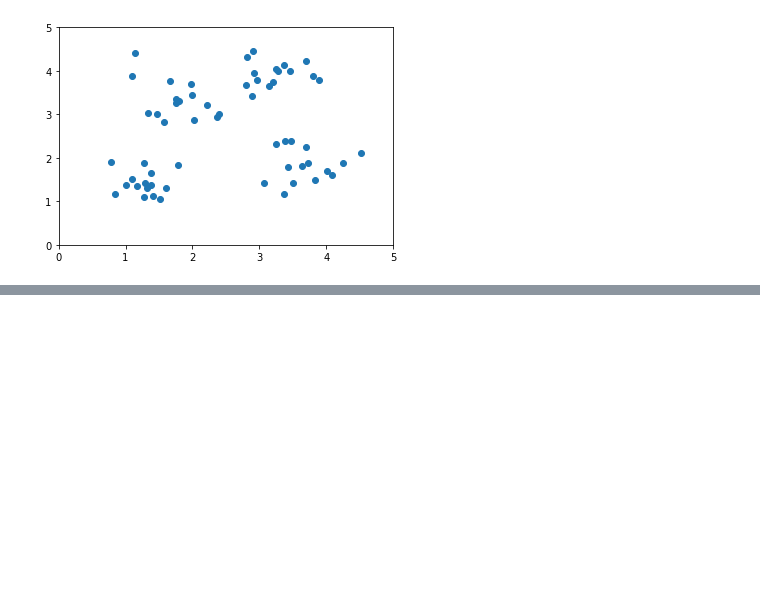
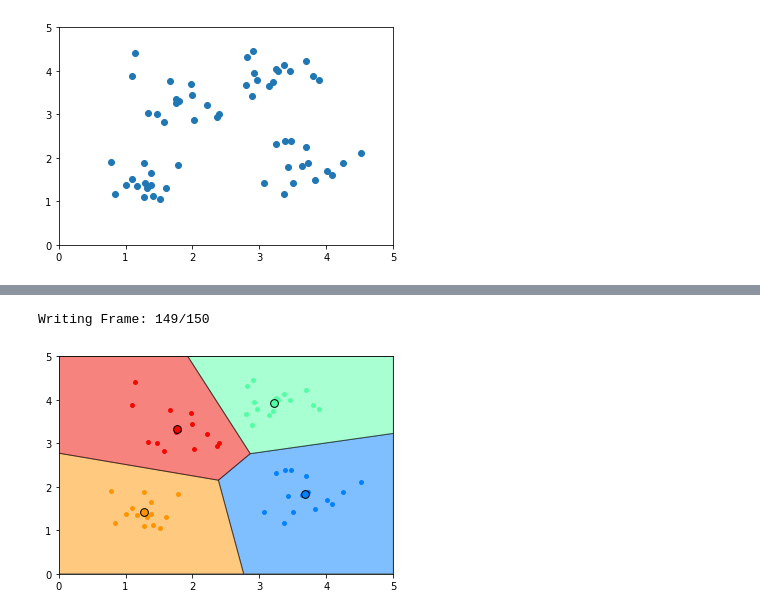
Before and after one commit to JacobBumgarner/learning-repo, a Jupyter notebook: k_means/k_means_walkthrough.ipynb, the cells around one changed output, grey strips where cells are left out. Cells and saved outputs as stored; diff of their text form; code cells hidden in the pictures; blank space fills up the shorter version.

```diff
--- a/k_means/k_means_walkthrough.ipynb
+++ b/k_means/k_means_walkthrough.ipynb
@@ -108,0 +76,31 @@ print(interpolated_history.shape[1])
+# %%
+# we can also visualize the progression of the k-means algorithm in video form
+# first interpolate the history to a 5 second video at 30 fps
+interoplated_centroid_history = interpolate_centroid_history(centroid_history, 150)
+
+# next, recreate the figure
+x_lim = [0, 5]
+y_lim = [0, 5]
+
+fig = plt.figure()
+plt.xlim(*x_lim)
+plt.ylim(*y_lim)
+
+# finally, create a Camera and call the function above to save each frame
+camera = Camera(fig)
+for i in range(len(interoplated_centroid_history)):
+    plot_kmeans(interoplated_centroid_history[i], camera=camera)
+
+# save the animation
+animation = camera.animate()
+animation.save(
+    "FILE_PATH_HERE",
+    fps=30,
+    dpi=150,
+    progress_callback=lambda x, _: print(
+        f"Writing Frame: {x}/{len(interoplated_centroid_history)}", end="\r"
+    )
+)
+# %% [output]
+Writing Frame: 149/150
+[figure, added]
```
Also changed, not shown: parts of 14 cells of this notebook, 2 other files.
